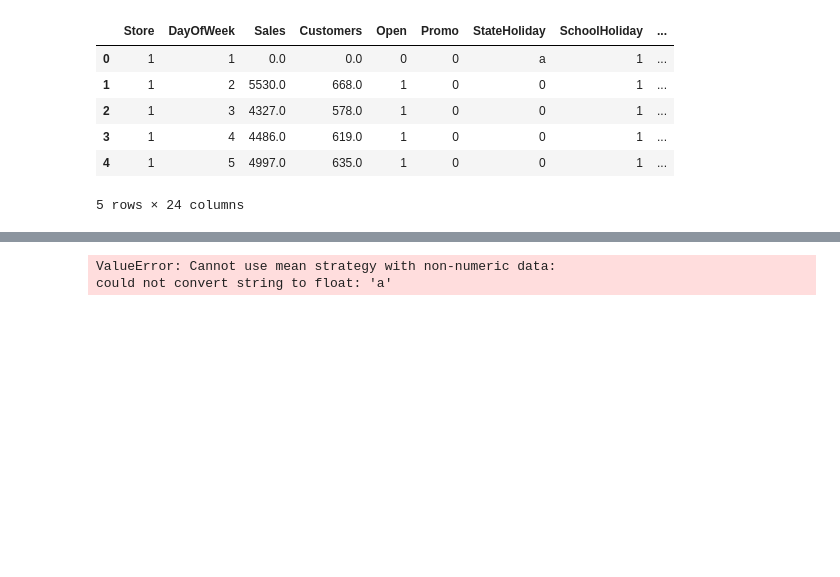
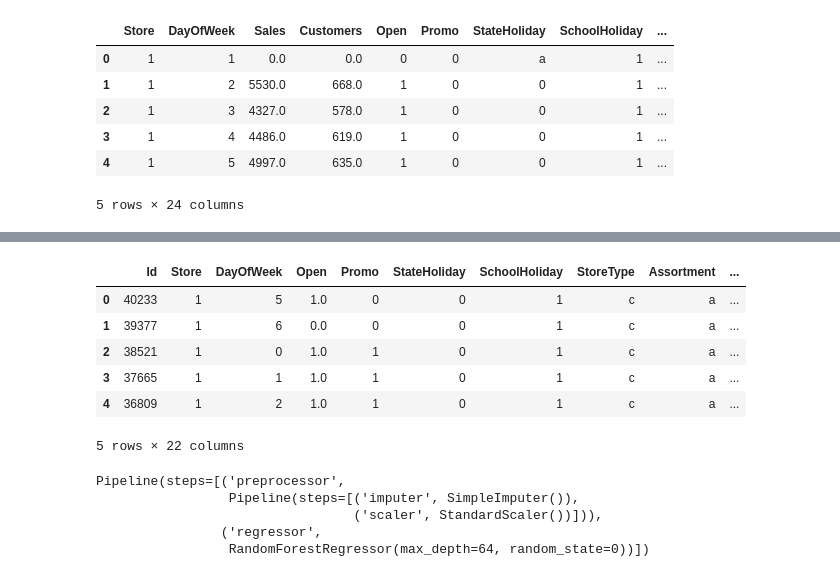
Before and after one commit to YohansSamuel/pharmaceutical_sales_prediction, a Jupyter notebook: notebooks/ml-prediction.ipynb, the cells around one changed output, grey strips where cells are left out. Cells and saved outputs as stored; diff of their text form; code cells hidden in the pictures; blank space fills up the shorter version.

```diff
--- a/notebooks/ml-prediction.ipynb
+++ b/notebooks/ml-prediction.ipynb
@@ -85,4 +79,8 @@ dtype: object
 # %%
 # remove rows that have closed stores and sales = 0
-df_train = df_train[df_train['Open'] == 1]
-df_train = df_train[df_train['Sales'] > 0.0]
+try:
+    df_train = df_train[df_train['Open'] == 1]
+    df_train = df_train[df_train['Sales'] > 0.0]
+    logger.info('dropped the column successfully')
+except:
+    logger.exception('Failed to load drop the column')
@@ -88,0 +98,34 @@ df_train = df_train[df_train['Sales'] > 0.0]
+# %%
+scaler = MinMaxScaler()
+trainining_columns = ['Store', 'DayOfWeek', 'Date', 'Sales', 'Customers', 'Open', 'Promo', 'StateHoliday', 'SchoolHoliday', 'StoreType',\
+                    'Assortment', 'CompetitionDistance', 'CompetitionOpenSinceMonth', 'CompetitionOpenSinceYear', 'Promo2',\
+                    'Promo2SinceWeek','Promo2SinceYear', 'PromoInterval', 'Day', 'Month', 'Year', 'DayOfYear', 'WeekOfYear']
+
+testing_columns = ['Store', 'DayOfWeek', 'Date', 'Open', 'Promo', 'StateHoliday','SchoolHoliday', 'StoreType', 'Assortment',\
+                  'CompetitionDistance','CompetitionOpenSinceMonth', 'CompetitionOpenSinceYear', 'Promo2', 'Promo2SinceWeek', \
+                  'Promo2SinceYear', 'PromoInterval', 'Day', 'Month', 'Year', 'DayOfYear', 'WeekOfYear']
+
+train_data = df_train.copy()
+test_data = df_test.copy()
+
+try:
+    for i in trainining_columns:
+
+        # fit on training data column
+        scale = scaler.fit(train_data[[i]])
+
+        # transform the training data column
+        train_data[i] = scale.transform(train_data[[i]])
+
+    for i in testing_columns:
+
+        # fit on training data column
+        scale = scaler.fit(test_data[[i]])
+
+        # transform the training data column
+        test_data[i] = scale.transform(test_data[[i]])
+
+    logger.debug("Data is Normalized successfully.")
+
+except Exception as e:
+    logger.debug(f"Exception occured while Normalizing the dataset, {e}")
@@ -88,0 +142,10 @@ df_train = df_train[df_train['Sales'] > 0.0]
+# %%
+test_data.head()
+# %% [output]
+|  | Id | Store | DayOfWeek | Open | Promo | StateHoliday | SchoolHoliday | StoreType | Assortment | ... |
+| 0 | 40233 | 1 | 5 | 1.0 | 0 | 0 | 1 | c | a | ... |
+| 1 | 39377 | 1 | 6 | 0.0 | 0 | 0 | 1 | c | a | ... |
+| 2 | 38521 | 1 | 0 | 1.0 | 1 | 0 | 1 | c | a | ... |
+| 3 | 37665 | 1 | 1 | 1.0 | 1 | 0 | 1 | c | a | ... |
+| 4 | 36809 | 1 | 2 | 1.0 | 1 | 0 | 1 | c | a | ... |
+5 rows × 22 columns
@@ -104,6 +170,0 @@ pipeline = Pipeline(steps = [
-# %%
-rf_model = pipeline.fit(X_train, y_train)
-print(rf_model)
-# %% [output]
-ValueError: Cannot use mean strategy with non-numeric data:
-could not convert string to float: 'a'
@@ -111,0 +171,13 @@ rf_model.score(X_test, y_test)
+# %%
+try:
+    rf_model = pipeline.fit(X_train, y_train)
+    print(rf_model)
+    logger.info('trained the model with randomForest algorithm')
+except:
+    logger.exception('Failed to train the model')
+# %% [output]
+Pipeline(steps=[('preprocessor',
+                 Pipeline(steps=[('imputer', SimpleImputer()),
+                                 ('scaler', StandardScaler())])),
+                ('regressor',
+                 RandomForestRegressor(max_depth=64, random_state=0))])
```
Also changed, not shown: parts of 23 cells of this notebook.
